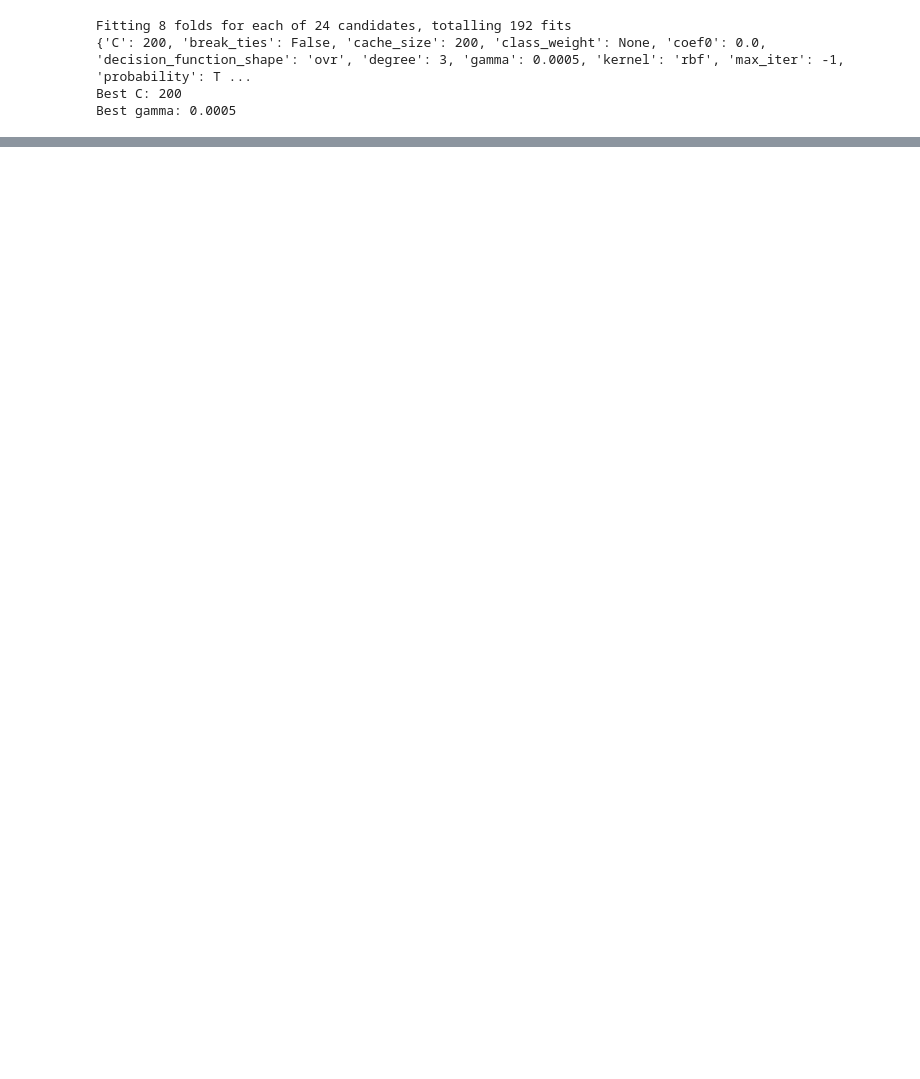
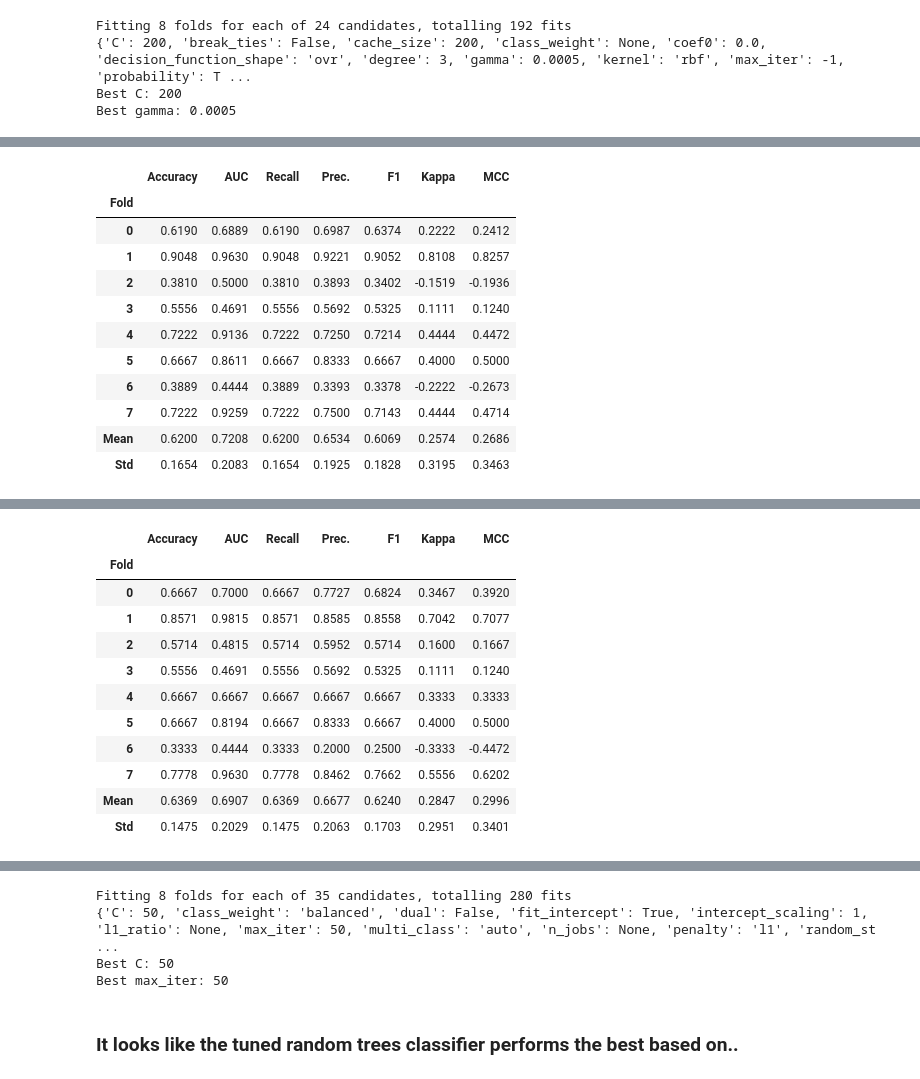
Before and after one commit to pmagbor/ds9000_project, a Jupyter notebook: 04_training_models.ipynb, the cells around one changed output, grey strips where cells are left out. Drawn from its saved outputs; the diff is of its cells as text; code cells hidden in the pictures; blank space fills up the shorter version.

```diff
--- a/04_training_models.ipynb
+++ b/04_training_models.ipynb
@@ -508,0 +482,21 @@ Best class_weight: balanced
+# %%
+# making lasso model and tuning hyperparameters
+lasso_clf2 = create_model('lr', penalty='l1', solver='liblinear', class_weight='balanced')
+
+# using more granular hyperparameters
+params = {
+    "C": [10, 25, 50, 100, 200, 300, 400],     # Inverse regularization strength
+    "max_iter": [15, 20, 25, 50, 100]          # Maximum iterations
+}
+
+# Or use random search with n_iter
+tuned_lasso_clf2 = tune_model(lasso_clf2, custom_grid=params, n_iter=100)
+
+# get all hyperparameters of the best model
+best_params2 = tuned_lasso_clf2.get_params()
+print(best_params2)
+
+# accessing specific hyperparameters
+print(f"Best C: {tuned_lasso_clf2.get_params()['C']}")
+print(f"Best max_iter: {tuned_lasso_clf2.get_params()['max_iter']}")
+# %% [output]
@@ -508,0 +504,12 @@ Best class_weight: balanced
+|  | Accuracy | AUC | Recall | Prec. | F1 | Kappa | MCC |
+| Fold |  |  |  |  |  |  |  |
+| 0 | 0.6190 | 0.6889 | 0.6190 | 0.6987 | 0.6374 | 0.2222 | 0.2412 |
+| 1 | 0.9048 | 0.9630 | 0.9048 | 0.9221 | 0.9052 | 0.8108 | 0.8257 |
+| 2 | 0.3810 | 0.5000 | 0.3810 | 0.3893 | 0.3402 | -0.1519 | -0.1936 |
+| 3 | 0.5556 | 0.4691 | 0.5556 | 0.5692 | 0.5325 | 0.1111 | 0.1240 |
+| 4 | 0.7222 | 0.9136 | 0.7222 | 0.7250 | 0.7214 | 0.4444 | 0.4472 |
+| 5 | 0.6667 | 0.8611 | 0.6667 | 0.8333 | 0.6667 | 0.4000 | 0.5000 |
+| 6 | 0.3889 | 0.4444 | 0.3889 | 0.3393 | 0.3378 | -0.2222 | -0.2673 |
+| 7 | 0.7222 | 0.9259 | 0.7222 | 0.7500 | 0.7143 | 0.4444 | 0.4714 |
+| Mean | 0.6200 | 0.7208 | 0.6200 | 0.6534 | 0.6069 | 0.2574 | 0.2686 |
+| Std | 0.1654 | 0.2083 | 0.1654 | 0.1925 | 0.1828 | 0.3195 | 0.3463 |
@@ -508,0 +518,12 @@ Best class_weight: balanced
+|  | Accuracy | AUC | Recall | Prec. | F1 | Kappa | MCC |
+| Fold |  |  |  |  |  |  |  |
+| 0 | 0.6667 | 0.7000 | 0.6667 | 0.7727 | 0.6824 | 0.3467 | 0.3920 |
+| 1 | 0.8571 | 0.9815 | 0.8571 | 0.8585 | 0.8558 | 0.7042 | 0.7077 |
+| 2 | 0.5714 | 0.4815 | 0.5714 | 0.5952 | 0.5714 | 0.1600 | 0.1667 |
+| 3 | 0.5556 | 0.4691 | 0.5556 | 0.5692 | 0.5325 | 0.1111 | 0.1240 |
+| 4 | 0.6667 | 0.6667 | 0.6667 | 0.6667 | 0.6667 | 0.3333 | 0.3333 |
+| 5 | 0.6667 | 0.8194 | 0.6667 | 0.8333 | 0.6667 | 0.4000 | 0.5000 |
+| 6 | 0.3333 | 0.4444 | 0.3333 | 0.2000 | 0.2500 | -0.3333 | -0.4472 |
+| 7 | 0.7778 | 0.9630 | 0.7778 | 0.8462 | 0.7662 | 0.5556 | 0.6202 |
+| Mean | 0.6369 | 0.6907 | 0.6369 | 0.6677 | 0.6240 | 0.2847 | 0.2996 |
+| Std | 0.1475 | 0.2029 | 0.1475 | 0.2063 | 0.1703 | 0.2951 | 0.3401 |
@@ -508,0 +531,6 @@ Best class_weight: balanced
+Fitting 8 folds for each of 35 candidates, totalling 280 fits
+{'C': 50, 'class_weight': 'balanced', 'dual': False, 'fit_intercept': True, 'intercept_scaling': 1, 'l1_ratio': None, 'max_iter': 50, 'multi_class': 'auto', 'n_jobs': None, 'penalty': 'l1', 'random_st ...
+Best C: 50
+Best max_iter: 50
+# %% [markdown]
+### It looks like the tuned random trees classifier performs the best based on..
```
Also changed, not shown: parts of 8 cells of this notebook.
